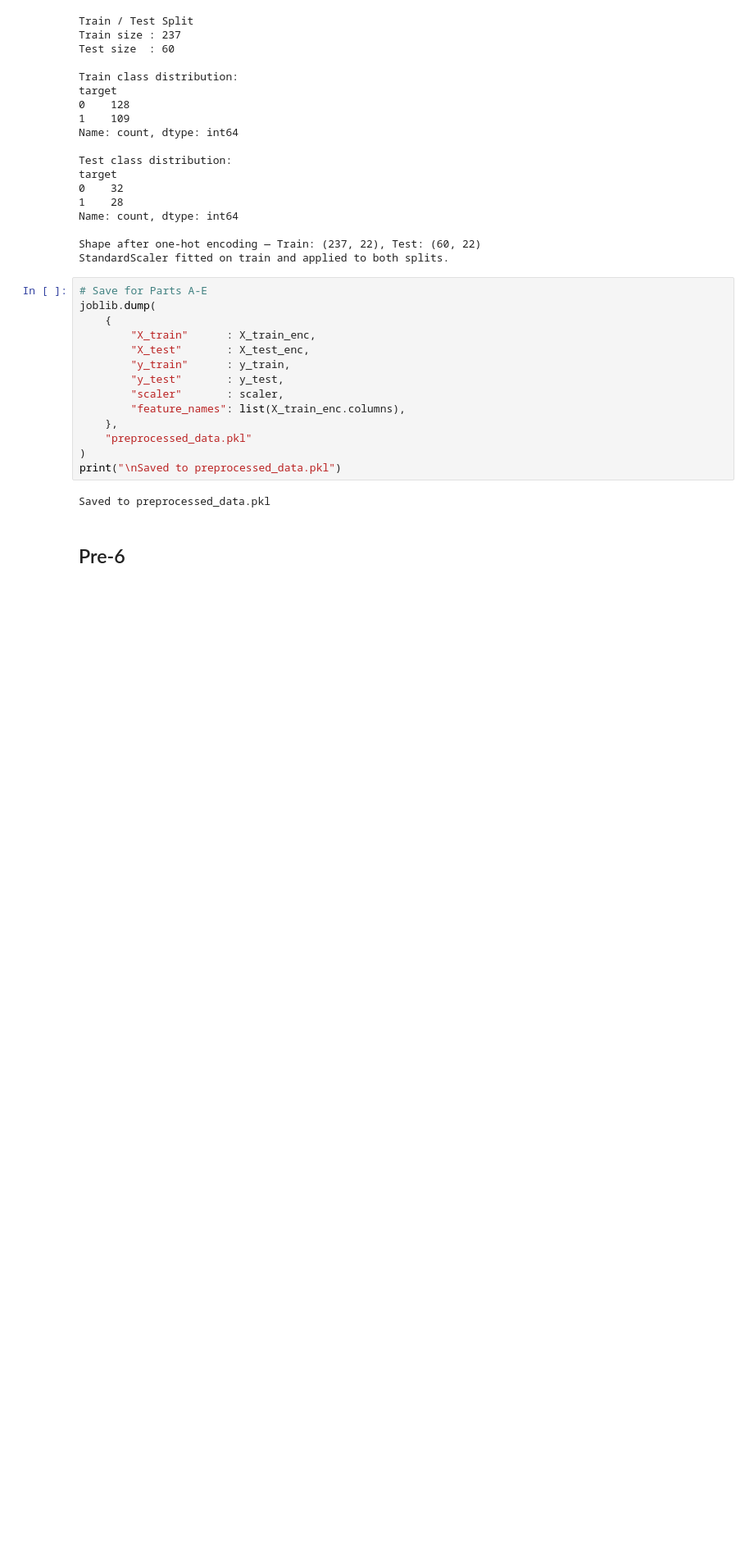
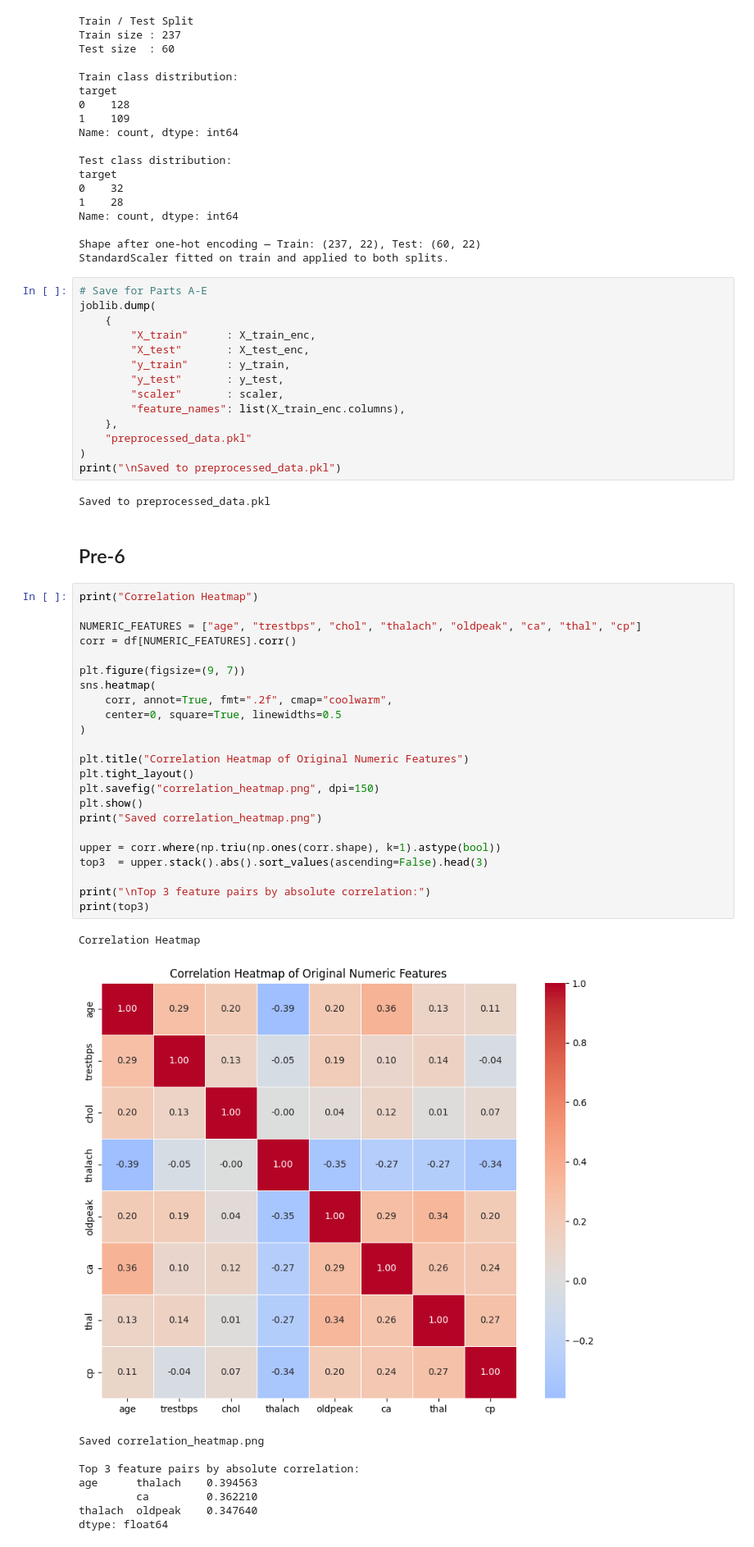
Before and after one commit to maryam2004-hub/i23-6004-DM-Assignment4, a Jupyter notebook: i23_6004_DS_B_DMAssignment4.ipynb, the cells around one changed output. Shown at 82% size. Drawn from its saved outputs; the diff is of its cells as text; blank space fills up the shorter version.

Commit message:
Printed the correlation heatmap with top 3 feature pairs with strongest correlation

```diff
--- a/i23_6004_DS_B_DMAssignment4.ipynb
+++ b/i23_6004_DS_B_DMAssignment4.ipynb
@@ -168,3 +170,36 @@ print("\nSaved to preprocessed_data.pkl")
 Saved to preprocessed_data.pkl
 # %% [markdown]
 ## Pre-6
+# %%
+print("Correlation Heatmap")
+
+NUMERIC_FEATURES = ["age", "trestbps", "chol", "thalach", "oldpeak", "ca", "thal", "cp"]
+corr = df[NUMERIC_FEATURES].corr()
+
+plt.figure(figsize=(9, 7))
+sns.heatmap(
+    corr, annot=True, fmt=".2f", cmap="coolwarm",
+    center=0, square=True, linewidths=0.5
+)
+
+plt.title("Correlation Heatmap of Original Numeric Features")
+plt.tight_layout()
+plt.savefig("correlation_heatmap.png", dpi=150)
+plt.show()
+print("Saved correlation_heatmap.png")
+
+upper = corr.where(np.triu(np.ones(corr.shape), k=1).astype(bool))
+top3  = upper.stack().abs().sort_values(ascending=False).head(3)
+
+print("\nTop 3 feature pairs by absolute correlation:")
+print(top3)
+# %% [output]
+Correlation Heatmap
+[figure, added]
+Saved correlation_heatmap.png
+
+Top 3 feature pairs by absolute correlation:
+age      thalach    0.394563
+         ca         0.362210
+thalach  oldpeak    0.347640
+dtype: float64
```
Also changed, not shown: parts of 1 cell of this notebook.
